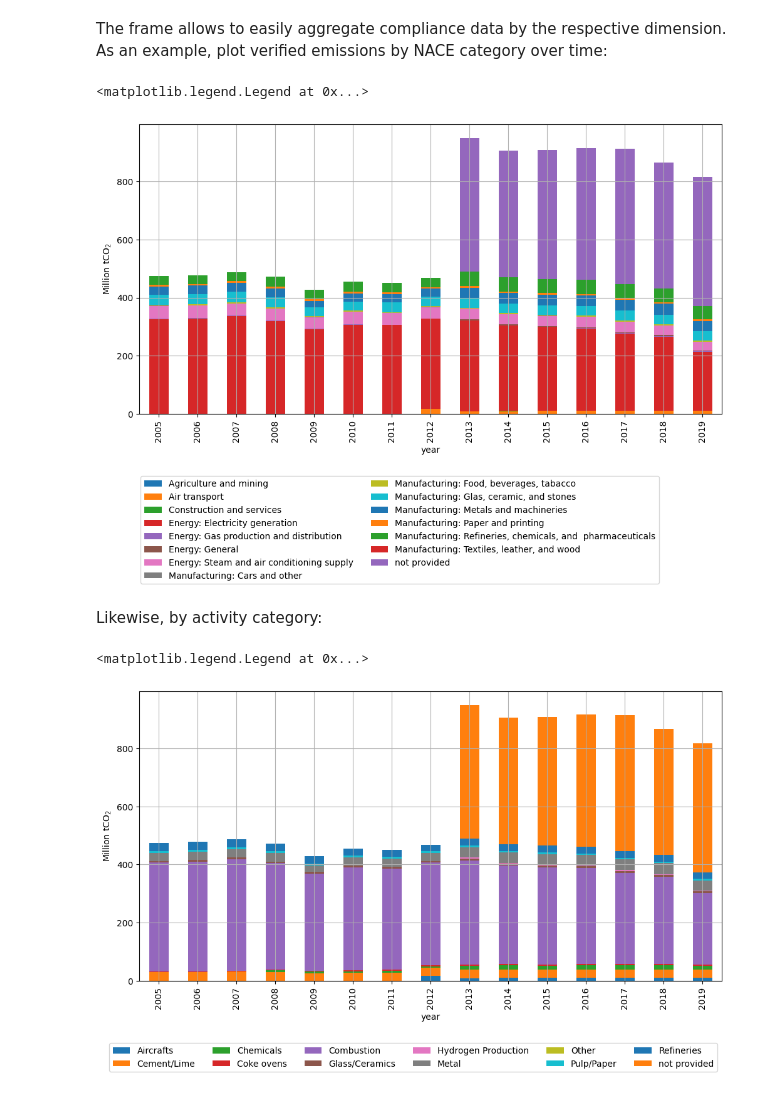
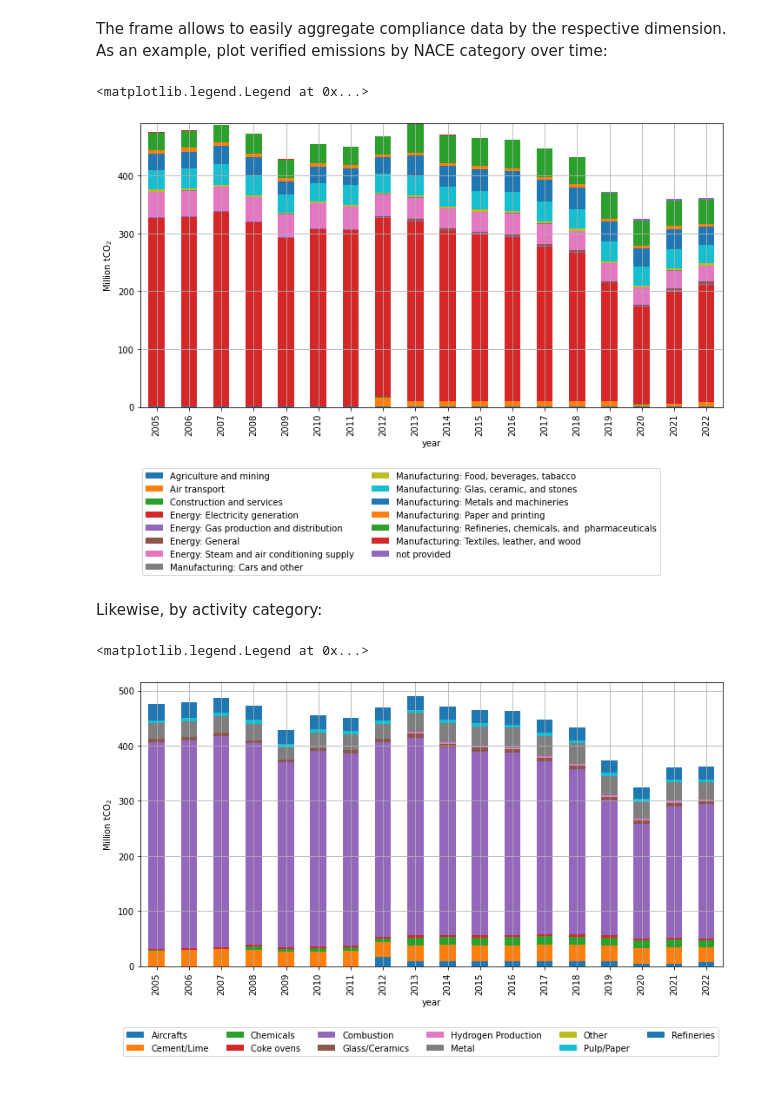
Before and after one commit to jabrell/pyeutl, a Jupyter notebook: orm_3_Registry.ipynb, the cells around one changed output. Drawn from its saved outputs; the diff is of its cells as text; code cells hidden in the pictures.

```diff
--- a/orm_3_Registry.ipynb
+++ b/orm_3_Registry.ipynb
@@ -202,0 +205,5 @@ memory usage: 8.7+ MB
+# %%
+id_inst_esd = f"{id_reg}_esd"
+df_comp_esd = df_comp[df_comp.installation_id == id_inst_esd].copy()
+df_comp_euets = df_comp[df_comp.installation_id != id_inst_esd].copy()
+df_comp_euets
@@ -203,22 +224,22 @@ memory usage: 8.7+ MB
 # %% [markdown]
 The frame allows to easily aggregate compliance data by the respective dimension. As an example, plot verified emissions by NACE category over time:
 # %%
-ax = df_comp[df_comp.year < 2020].groupby(["year", "nace_category"], as_index=False)\
-        .verified.sum()\
-        .pivot_table("verified", "year", "nace_category", dropna=False).div(1000000)\
-        .plot(kind="bar", stacked=True,  figsize=(12,6), ylabel=r"Million tCO$_2$", grid=True)
+ax = ( df_comp_euets.query("year < 2023").groupby(["year", "nace_category"], as_index=False)
+        .verified.sum()
+        .pivot_table("verified", "year", "nace_category", dropna=False).div(1000000)
+        .plot(kind="bar", stacked=True,  figsize=(12,6), ylabel=r"Million tCO$_2$", grid=True))
 ax.legend(bbox_to_anchor=(0.9, -0.2), loc=0, ncol=2)
 # %% [output]
 <matplotlib.legend.Legend at 0x...>
-[figure, old version]
+[figure, new version]
 # %% [markdown]
 Likewise, by activity category:
 # %%
-ax = df_comp[df_comp.year < 2020].groupby(["year", "activity_category"], as_index=False)\
+ax = df_comp_euets.query("year < 2023").groupby(["year", "activity_category"], as_index=False)\
         .verified.sum()\
         .pivot_table("verified", "year", "activity_category", dropna=False).div(1000000)\
         .plot(kind="bar", stacked=True,  figsize=(12,6), ylabel=r"Million tCO$_2$", grid=True)
 ax.legend(bbox_to_anchor=(1, -0.2), loc=0, ncol=6)
 # %% [output]
 <matplotlib.legend.Legend at 0x...>
-[figure, old version]
+[figure, new version]
```
Also changed, not shown: parts of 7 cells of this notebook, 2 other files.
